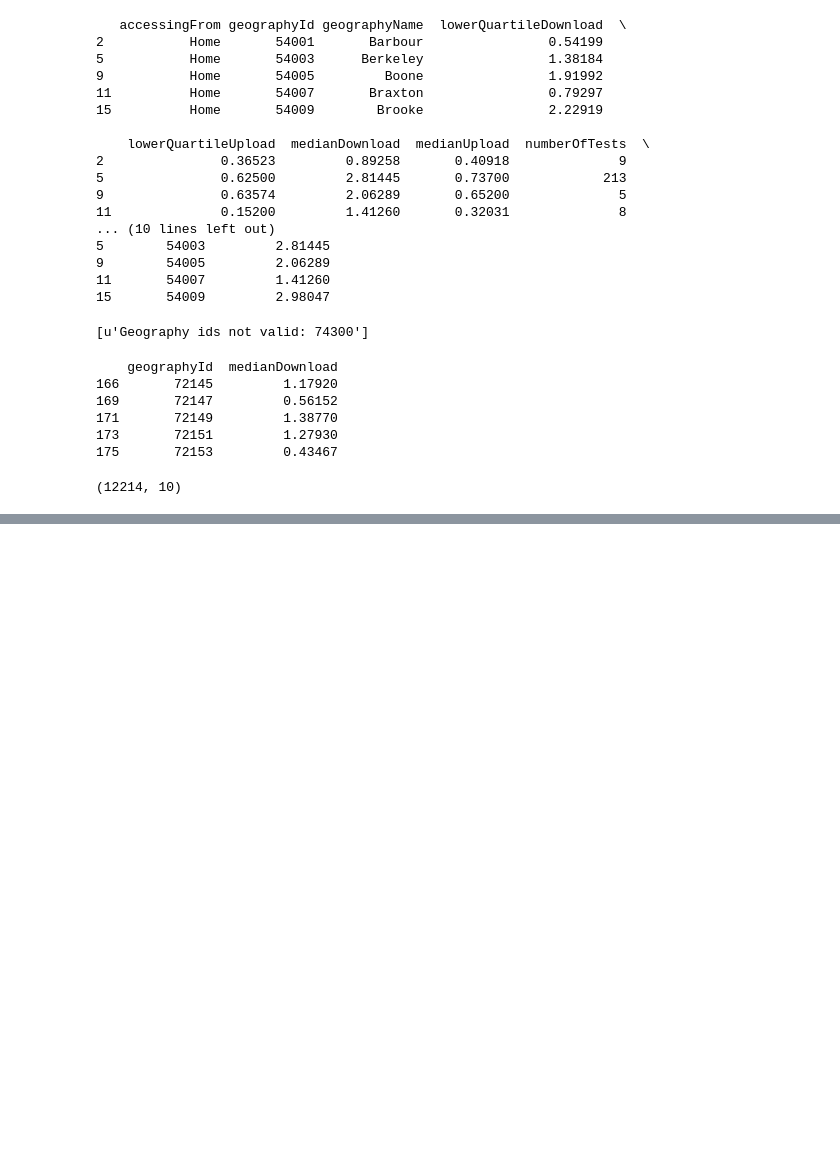
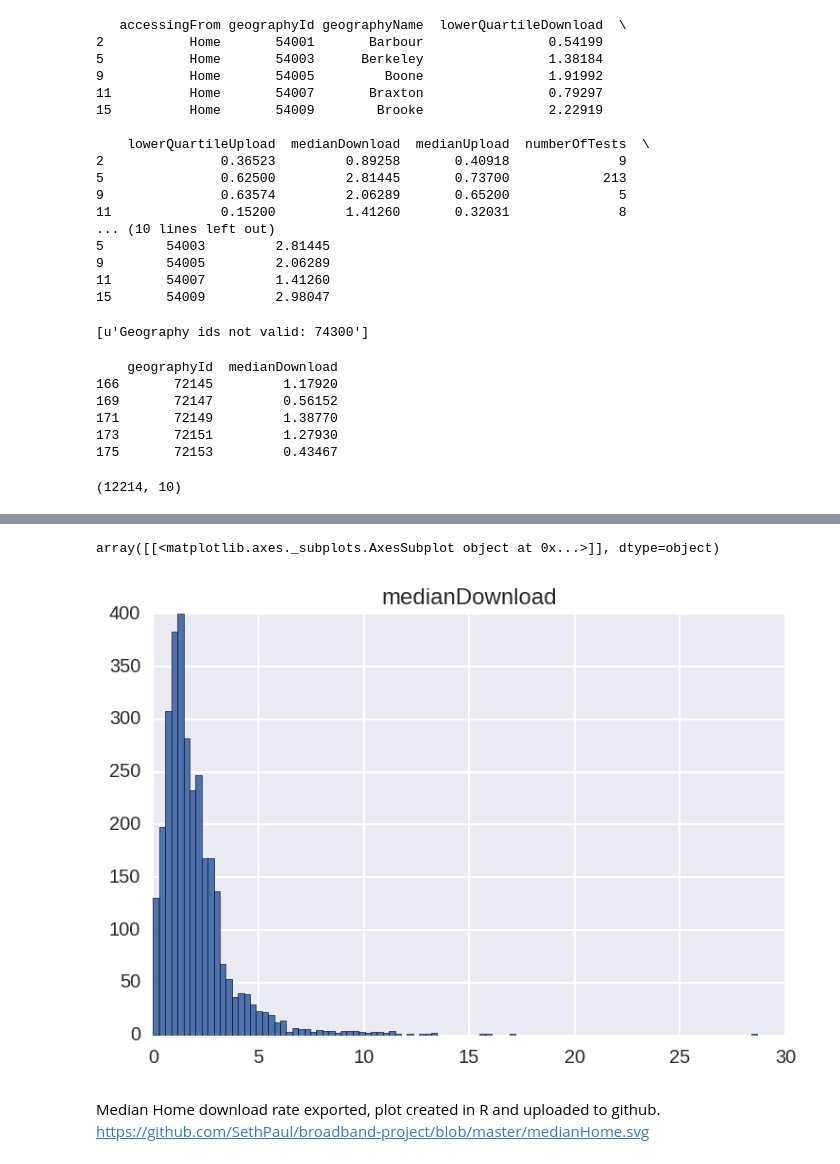
Before and after one commit to SethPaul/broadband-project, a Jupyter notebook: prelim_bb.ipynb, the cells around one changed output, grey strips where cells are left out. Cells and saved outputs as stored; diff of their text form; code cells hidden in the pictures; blank space fills up the shorter version.

```diff
--- a/prelim_bb.ipynb
+++ b/prelim_bb.ipynb
@@ -228,0 +241,8 @@ speed_testDF.shape
+# %%
+speed_testDF[speed_testDF['accessingFrom']=='Mobile'][['geographyId','medianDownload']].hist(bins=100)
+# %% [output]
+array([[<matplotlib.axes._subplots.AxesSubplot object at 0x...>]], dtype=object)
+[figure, added]
+# %% [markdown]
+Median Home download rate exported, plot created in R and uploaded to github.
+https://github.com/SethPaul/broadband-project/blob/master/medianHome.svg
```
Also changed, not shown: parts of 14 cells of this notebook, 2 other files.
